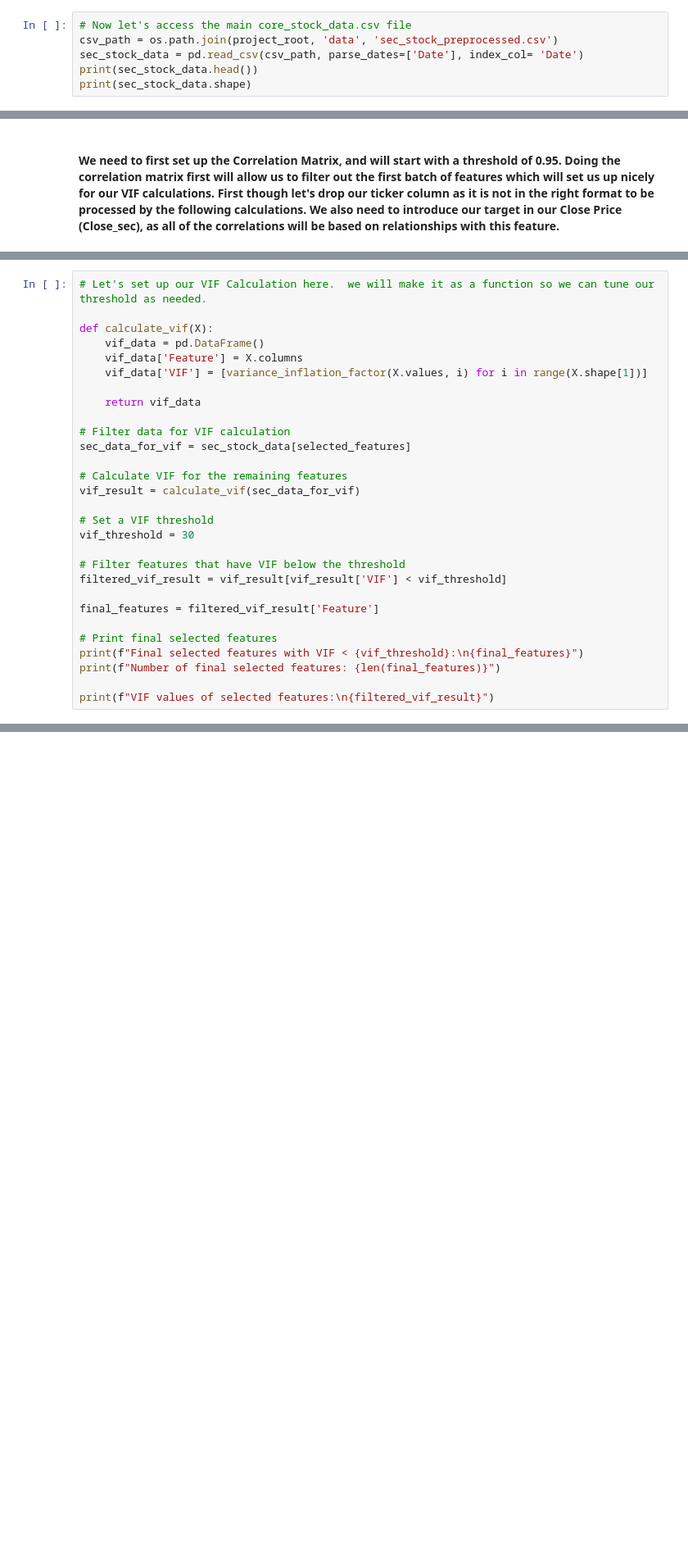
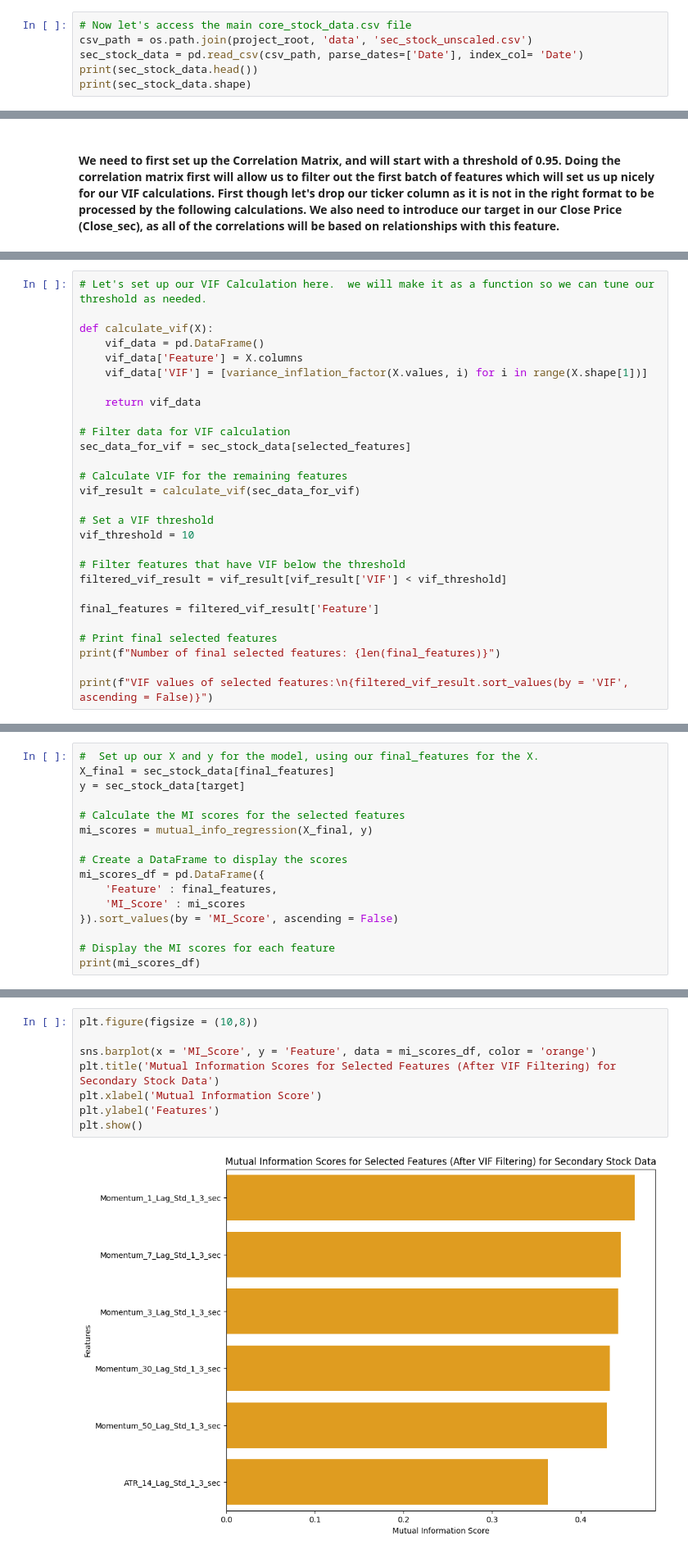
Before and after one commit to Taliwat/Portfolio-Proj-WK, a Jupyter notebook: DL-Strategies/utility_notebooks/sec_corr_vif_feature_opt.ipynb, the cells around one changed output, grey strips where cells are left out. Shown at 82% size. Drawn from its saved outputs; the diff is of its cells as text; blank space fills up the shorter version.

```diff
--- a/DL-Strategies/utility_notebooks/sec_corr_vif_feature_opt.ipynb
+++ b/DL-Strategies/utility_notebooks/sec_corr_vif_feature_opt.ipynb
@@ -21,6 +22,6 @@ from statsmodels.stats.outliers_influence import variance_inflation_factor
 # %%
 # Now let's access the main core_stock_data.csv file
-csv_path = os.path.join(project_root, 'data', 'sec_stock_preprocessed.csv')
+csv_path = os.path.join(project_root, 'data', 'sec_stock_unscaled.csv')
 sec_stock_data = pd.read_csv(csv_path, parse_dates=['Date'], index_col= 'Date')
 print(sec_stock_data.head())
 print(sec_stock_data.shape)
@@ -114,7 +131,7 @@ sec_data_for_vif = sec_stock_data[selected_features]
 vif_result = calculate_vif(sec_data_for_vif)
 
 # Set a VIF threshold
-vif_threshold = 30
+vif_threshold = 10
 
 # Filter features that have VIF below the threshold
 filtered_vif_result = vif_result[vif_result['VIF'] < vif_threshold]
@@ -122,8 +139,7 @@ filtered_vif_result = vif_result[vif_result['VIF'] < vif_threshold]
 final_features = filtered_vif_result['Feature']
 
 # Print final selected features
-print(f"Final selected features with VIF < {vif_threshold}:\n{final_features}")
 print(f"Number of final selected features: {len(final_features)}")
 
-print(f"VIF values of selected features:\n{filtered_vif_result}")
+print(f"VIF values of selected features:\n{filtered_vif_result.sort_values(by = 'VIF', ascending = False)}")
 # %% [output]
@@ -148,0 +159,16 @@ Name: Feature, dtype: object
+# %%
+#  Set up our X and y for the model, using our final_features for the X.
+X_final = sec_stock_data[final_features]
+y = sec_stock_data[target]
+
+# Calculate the MI scores for the selected features
+mi_scores = mutual_info_regression(X_final, y)
+
+# Create a DataFrame to display the scores
+mi_scores_df = pd.DataFrame({
+    'Feature' : final_features,
+    'MI_Score' : mi_scores
+}).sort_values(by = 'MI_Score', ascending = False)
+
+# Display the MI scores for each feature
+print(mi_scores_df)
@@ -148,0 +185,10 @@ Name: Feature, dtype: object
+# %%
+plt.figure(figsize = (10,8))
+
+sns.barplot(x = 'MI_Score', y = 'Feature', data = mi_scores_df, color = 'orange')
+plt.title('Mutual Information Scores for Selected Features (After VIF Filtering) for Secondary Stock Data')
+plt.xlabel('Mutual Information Score')
+plt.ylabel('Features')
+plt.show()
+# %% [output]
+[figure, added]
```
Also changed, not shown: parts of 12 cells of this notebook, 6 other files.
